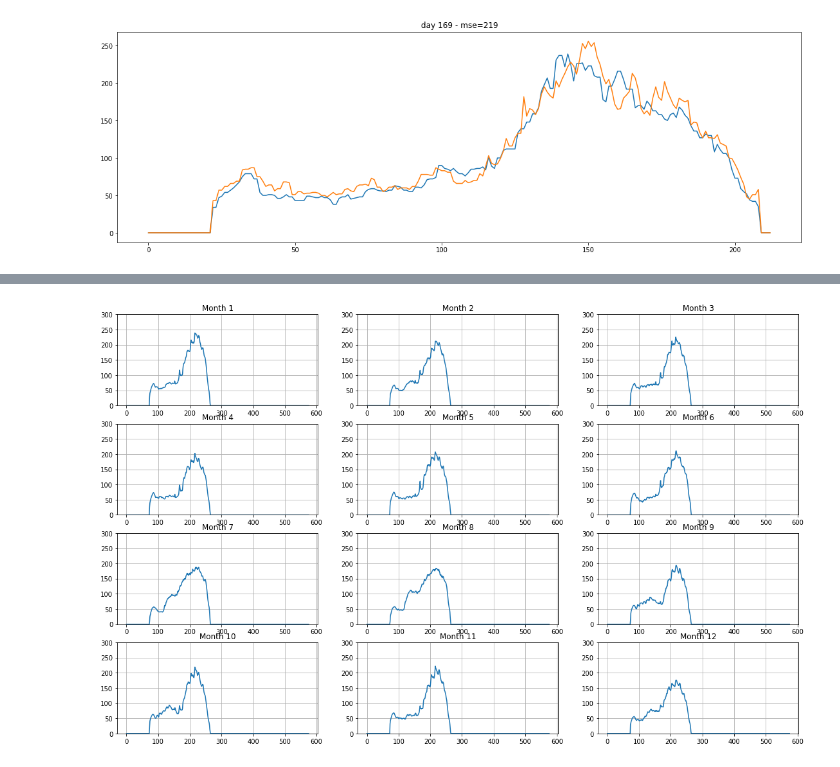
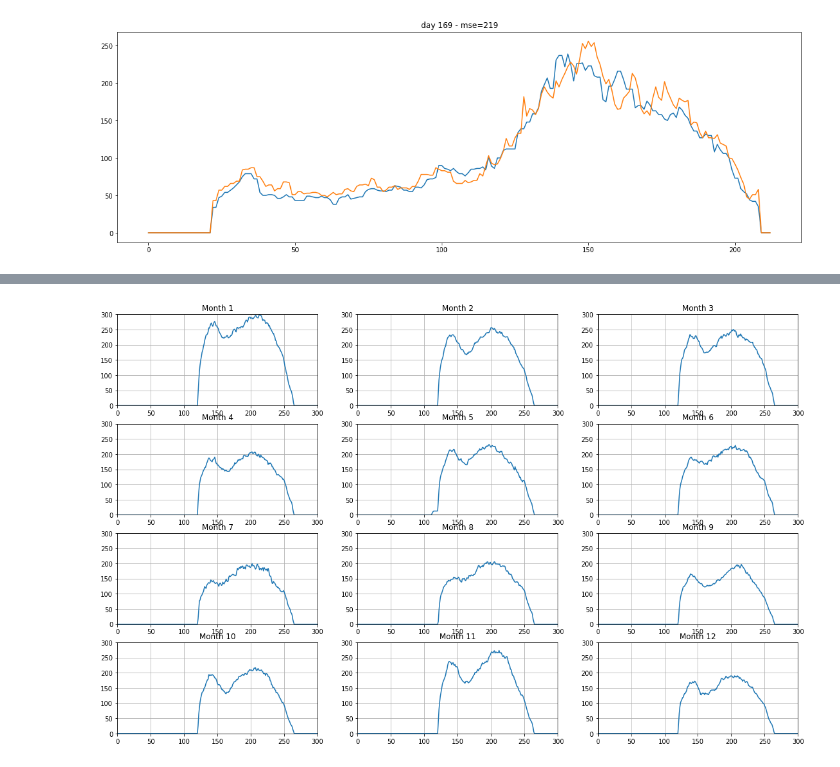
Before and after one commit to lukoucky/swimming_pool_attendance_prediction, a Jupyter notebook: DataHelperDebug.ipynb, the cells around one changed output, grey strips where cells are left out. Saved outputs shown, nothing was run; the diff lists cells and outputs as text; code cells hidden in the pictures.

```diff
--- a/DataHelperDebug.ipynb
+++ b/DataHelperDebug.ipynb
@@ -87,7 +89,7 @@ ds.plot_year_averages_by_month(True)
 # %%
 ds = DaysStatistics()
 ds.days = dh.get_all_days_list()
-ds.generate_averages(pickle_path='data/days_statistics2.pickle', override_pickle=False)
-ds.plot_year_averages_by_month(False)
+ds.generate_averages(pickle_path='data/days_statistics2.pickle', override_pickle=True)
+ds.plot_year_averages_by_month(True)
 # %% [output]
-[figure, old version]
+[figure, new version]
```
Also changed, not shown: parts of 4 cells of this notebook, 1 other file.
